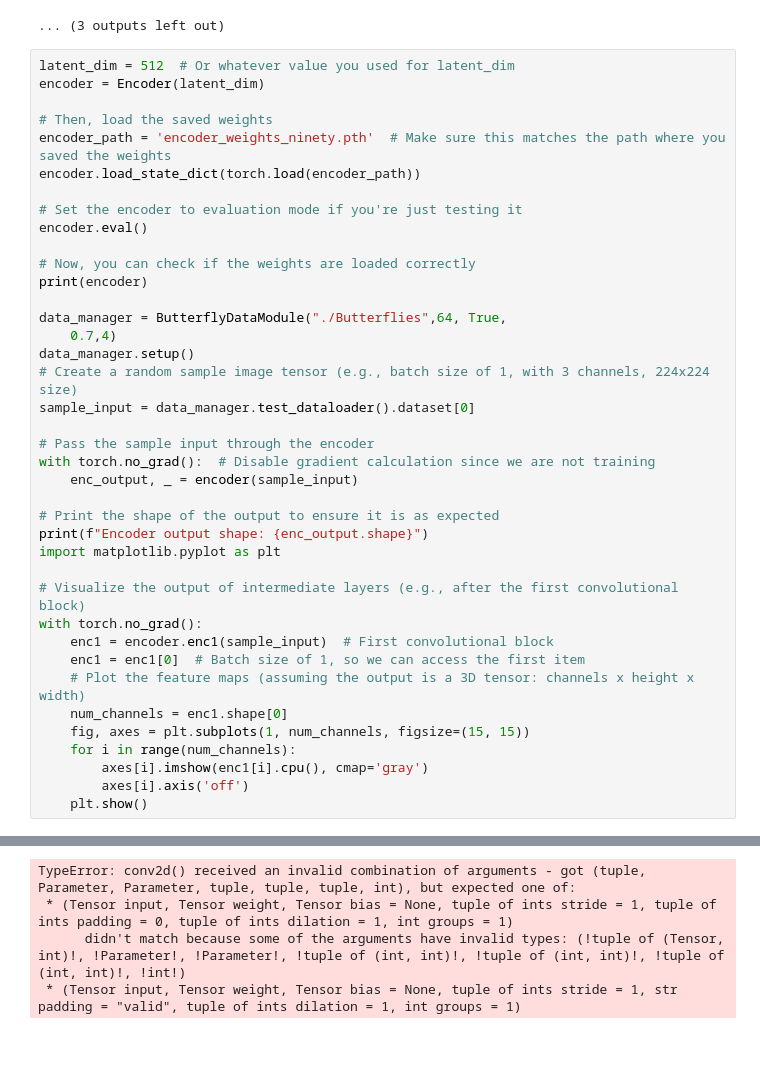
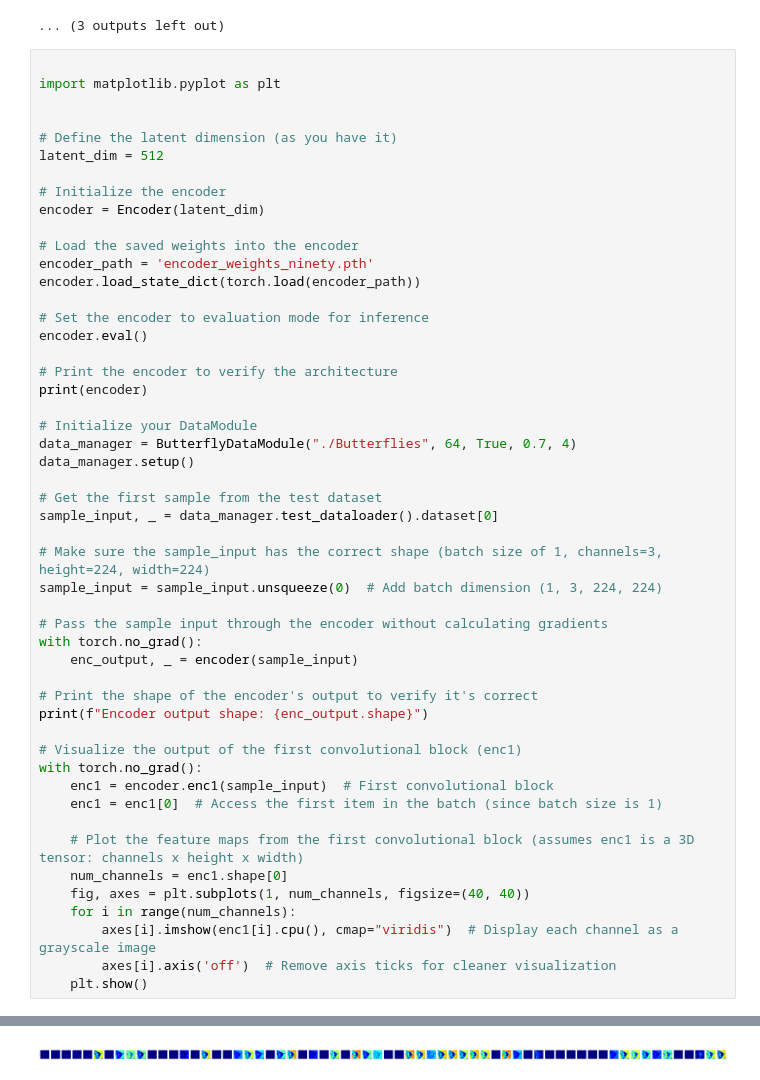
Before and after one commit to Gravehg/proyecto-transfer-learning, a Jupyter notebook: Experimento1.ipynb, the cells around one changed output, grey strips where cells are left out. Saved outputs shown, nothing was run; the diff lists cells and outputs as text; blank space fills up the shorter version.

```diff
--- a/Experimento1.ipynb
+++ b/Experimento1.ipynb
@@ -586,43 +586,54 @@ Run history:
 Run summary:
 ... (3 outputs left out)
 # %%
-latent_dim = 512  # Or whatever value you used for latent_dim
+
+import matplotlib.pyplot as plt
+
+
+# Define the latent dimension (as you have it)
+latent_dim = 512
+
+# Initialize the encoder
 encoder = Encoder(latent_dim)
 
-# Then, load the saved weights
-encoder_path = 'encoder_weights_ninety.pth'  # Make sure this matches the path where you saved the weights
+# Load the saved weights into the encoder
+encoder_path = 'encoder_weights_ninety.pth'
 encoder.load_state_dict(torch.load(encoder_path))
 
-# Set the encoder to evaluation mode if you're just testing it
+# Set the encoder to evaluation mode for inference
 encoder.eval()
 
-# Now, you can check if the weights are loaded correctly
+# Print the encoder to verify the architecture
 print(encoder)
 
-data_manager = ButterflyDataModule("./Butterflies",64, True,
-    0.7,4)
+# Initialize your DataModule
+data_manager = ButterflyDataModule("./Butterflies", 64, True, 0.7, 4)
 data_manager.setup()
-# Create a random sample image tensor (e.g., batch size of 1, with 3 channels, 224x224 size)
-sample_input = data_manager.test_dataloader().dataset[0]
 
-# Pass the sample input through the encoder
-with torch.no_grad():  # Disable gradient calculation since we are not training
+# Get the first sample from the test dataset
+sample_input, _ = data_manager.test_dataloader().dataset[0]
+
+# Make sure the sample_input has the correct shape (batch size of 1, channels=3, height=224, width=224)
+sample_input = sample_input.unsqueeze(0)  # Add batch dimension (1, 3, 224, 224)
+
+# Pass the sample input through the encoder without calculating gradients
+with torch.no_grad():
     enc_output, _ = encoder(sample_input)
 
-# Print the shape of the output to ensure it is as expected
+# Print the shape of the encoder's output to verify it's correct
 print(f"Encoder output shape: {enc_output.shape}")
-import matplotlib.pyplot as plt
 
-# Visualize the output of intermediate layers (e.g., after the first convolutional block)
+# Visualize the output of the first convolutional block (enc1)
 with torch.no_grad():
     enc1 = encoder.enc1(sample_input)  # First convolutional block
-    enc1 = enc1[0]  # Batch size of 1, so we can access the first item
-    # Plot the feature maps (assuming the output is a 3D tensor: channels x height x width)
+    enc1 = enc1[0]  # Access the first item in the batch (since batch size is 1)
+
+    # Plot the feature maps from the first convolutional block (assumes enc1 is a 3D tensor: channels x height x width)
     num_channels = enc1.shape[0]
-    fig, axes = plt.subplots(1, num_channels, figsize=(15, 15))
+    fig, axes = plt.subplots(1, num_channels, figsize=(40, 40))
     for i in range(num_channels):
-        axes[i].imshow(enc1[i].cpu(), cmap='gray')
-        axes[i].axis('off')
+        axes[i].imshow(enc1[i].cpu(), cmap="viridis")  # Display each channel as a grayscale image
+        axes[i].axis('off')  # Remove axis ticks for cleaner visualization
     plt.show()
 # %% [output]
 Encoder(
@@ -645,4 +656 @@ Encoder(
-TypeError: conv2d() received an invalid combination of arguments - got (tuple, Parameter, Parameter, tuple, tuple, tuple, int), but expected one of:
- * (Tensor input, Tensor weight, Tensor bias = None, tuple of ints stride = 1, tuple of ints padding = 0, tuple of ints dilation = 1, int groups = 1)
-      didn't match because some of the arguments have invalid types: (!tuple of (Tensor, int)!, !Parameter!, !Parameter!, !tuple of (int, int)!, !tuple of (int, int)!, !tuple of (int, int)!, !int!)
- * (Tensor input, Tensor weight, Tensor bias = None, tuple of ints stride = 1, str padding = "valid", tuple of ints dilation = 1, int groups = 1)
+[figure, added]
```
Also changed, not shown: parts of 1 cell of this notebook.
